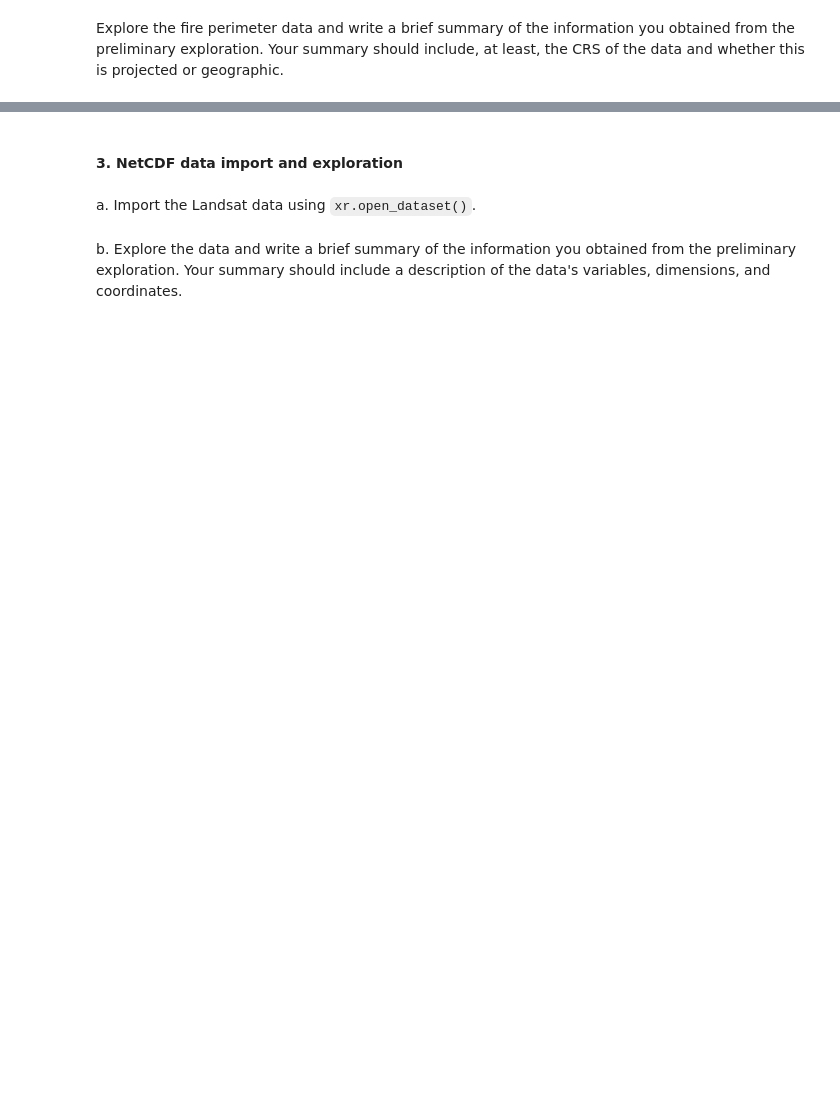
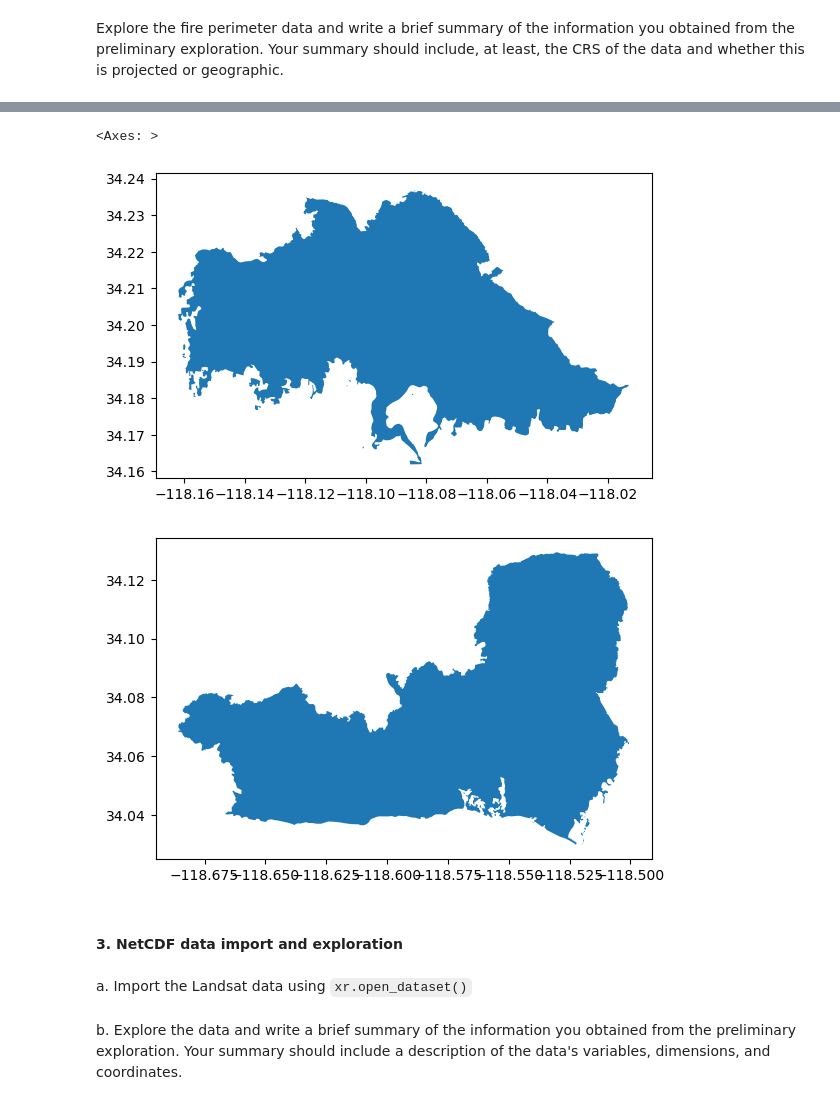
Before and after one commit to Karlavramos/eds220-hwk4, a Jupyter notebook: hwk4-task2-false-color-Ramos.ipynb, the cells around one changed output, grey strips where cells are left out. Drawn from its saved outputs; the diff is of its cells as text; code cells hidden in the pictures; blank space fills up the shorter version.

```diff
--- a/hwk4-task2-false-color-Ramos.ipynb
+++ b/hwk4-task2-false-color-Ramos.ipynb
@@ -5,4 +58,10 @@ Explore the fire perimeter data and write a brief summary of the information you
+# %%
+palisades.plot()
+# %% [output]
+<Axes: >
+[figure, added]
+[figure, added]
 # %% [markdown]
 #### 3. NetCDF data import and exploration
 # %% [markdown]
-a. Import the Landsat data using `xr.open_dataset()`.
+a. Import the Landsat data using `xr.open_dataset()`
```
Also changed, not shown: parts of 11 cells of this notebook.
